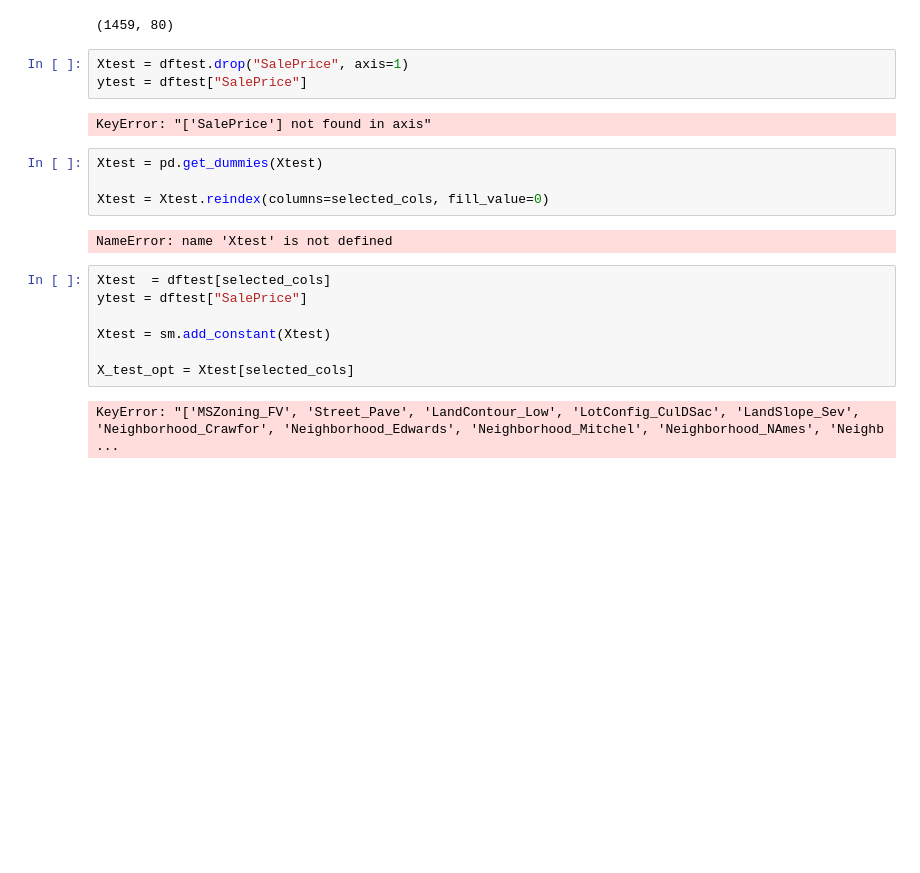
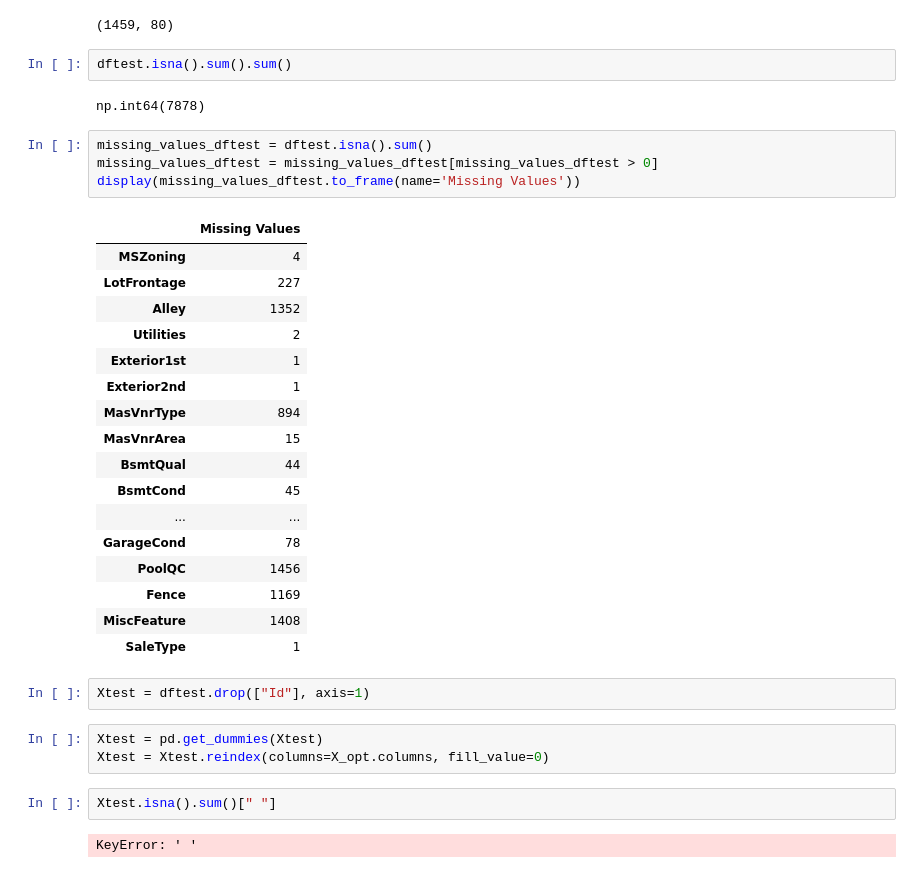
Before and after one commit to rohit-arunn/housepriceprediction, a Jupyter notebook: theprediction.ipynb, the cells around one changed output. Cells and saved outputs as stored; diff of their text form; blank space fills up the shorter version.

```diff
--- a/theprediction.ipynb
+++ b/theprediction.ipynb
@@ -387,23 +390,38 @@ selected_cols = X_opt.columns
 dftest.shape
 # %% [output]
 (1459, 80)
+# %%
+dftest.isna().sum().sum()
+# %% [output]
+np.int64(7878)
+# %%
+missing_values_dftest = dftest.isna().sum()
+missing_values_dftest = missing_values_dftest[missing_values_dftest > 0]
+display(missing_values_dftest.to_frame(name='Missing Values'))
+# %% [output]
+|  | Missing Values |
+| MSZoning | 4 |
+| LotFrontage | 227 |
+| Alley | 1352 |
+| Utilities | 2 |
+| Exterior1st | 1 |
+| Exterior2nd | 1 |
+| MasVnrType | 894 |
+| MasVnrArea | 15 |
+| BsmtQual | 44 |
+| BsmtCond | 45 |
+| ... | ... |
+| GarageCond | 78 |
+| PoolQC | 1456 |
+| Fence | 1169 |
+| MiscFeature | 1408 |
+| SaleType | 1 |
 # %%
-Xtest = dftest.drop("SalePrice", axis=1)
-ytest = dftest["SalePrice"]
+Xtest = dftest.drop(["Id"], axis=1)
-# %% [output]
-KeyError: "['SalePrice'] not found in axis"
 # %%
 Xtest = pd.get_dummies(Xtest)
-
-Xtest = Xtest.reindex(columns=selected_cols, fill_value=0)
+Xtest = Xtest.reindex(columns=X_opt.columns, fill_value=0)
-# %% [output]
-NameError: name 'Xtest' is not defined
-# %%
-Xtest  = dftest[selected_cols]
-ytest = dftest["SalePrice"]
-
-Xtest = sm.add_constant(Xtest)
-
-X_test_opt = Xtest[selected_cols]
-# %% [output]
-KeyError: "['MSZoning_FV', 'Street_Pave', 'LandContour_Low', 'LotConfig_CulDSac', 'LandSlope_Sev', 'Neighborhood_Crawfor', 'Neighborhood_Edwards', 'Neighborhood_Mitchel', 'Neighborhood_NAmes', 'Neighb ...
+# %%
+Xtest.isna().sum()[" "]
+# %% [output]
+KeyError: ' '
```
Also changed, not shown: parts of 13 cells of this notebook.
